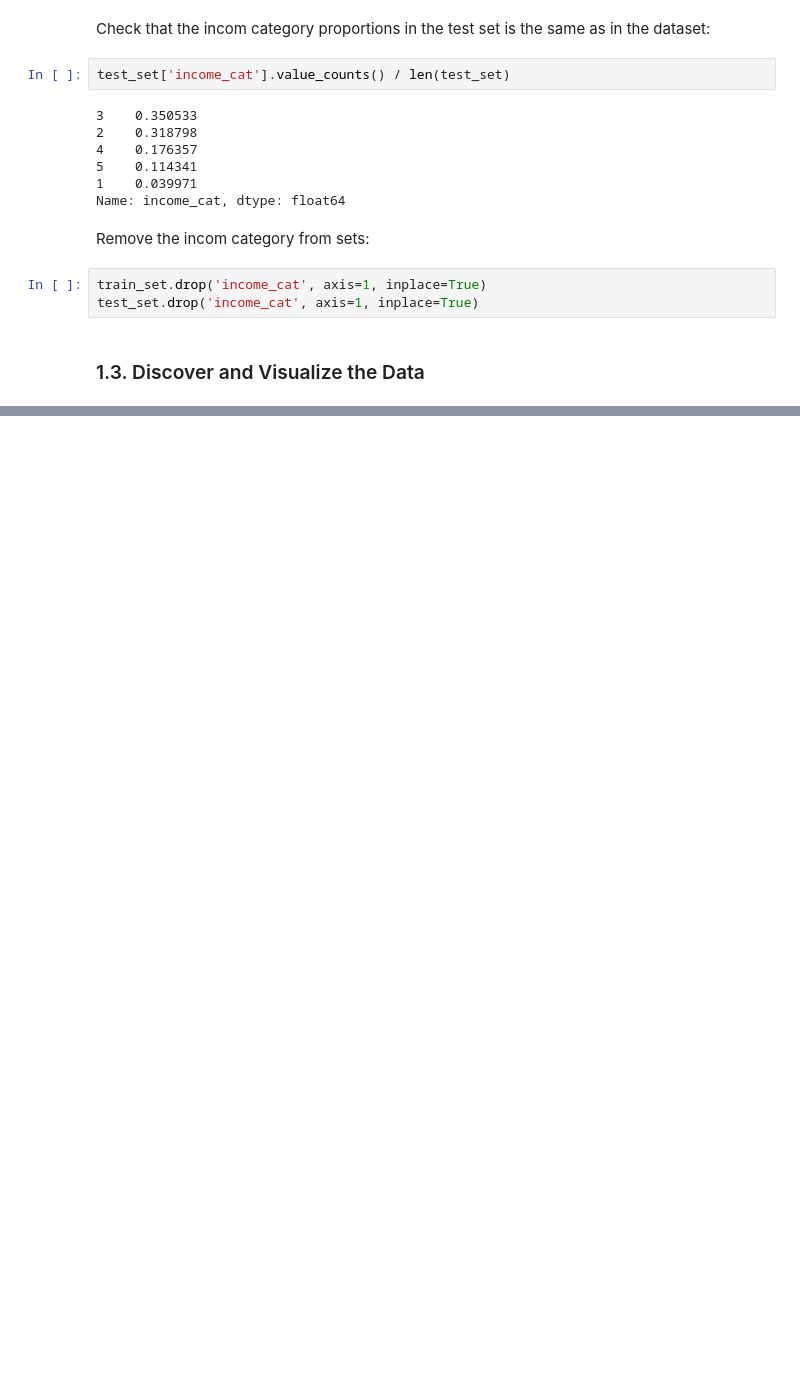
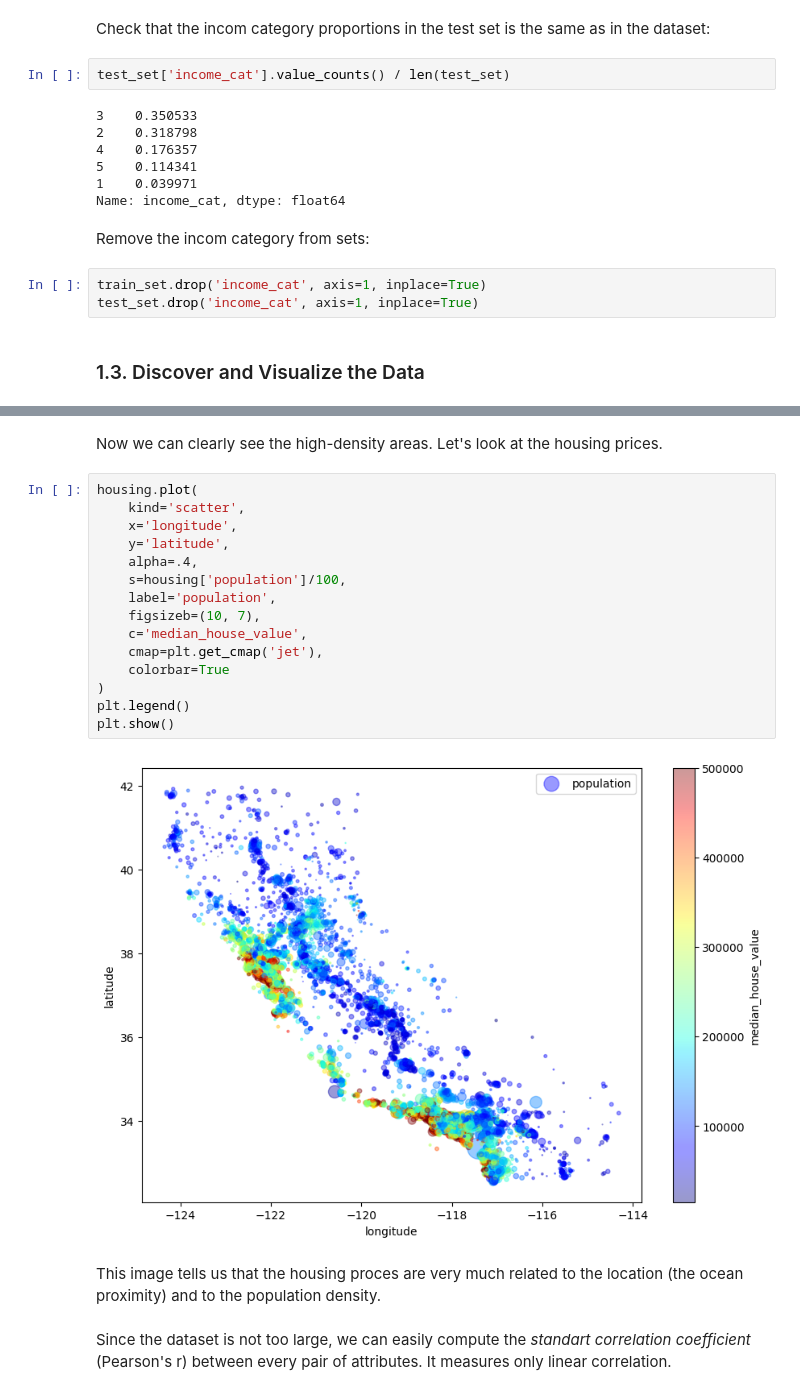
Before and after one commit to neofluar/kaggle, a Jupyter notebook: california_housing/california_housing.ipynb, the cells around one changed output, grey strips where cells are left out. Cells and saved outputs as stored; diff of their text form; blank space fills up the shorter version.

```diff
--- a/california_housing/california_housing.ipynb
+++ b/california_housing/california_housing.ipynb
@@ -116,0 +128,23 @@ test_set.drop('income_cat', axis=1, inplace=True)
+# %% [markdown]
+Now we can clearly see the high-density areas. Let's look at the housing prices.
+# %%
+housing.plot(
+    kind='scatter',
+    x='longitude',
+    y='latitude',
+    alpha=.4,
+    s=housing['population']/100,
+    label='population',
+    figsizeb=(10, 7),
+    c='median_house_value',
+    cmap=plt.get_cmap('jet'),
+    colorbar=True
+)
+plt.legend()
+plt.show()
+# %% [output]
+[figure, added]
+# %% [markdown]
+This image tells us that the housing proces are very much related to the location (the ocean proximity) and to the population density.
+# %% [markdown]
+Since the dataset is not too large, we can easily compute the *standart correlation coefficient* (Pearson's r) between every pair of attributes. It measures only linear correlation.
```
Also changed, not shown: parts of 26 cells of this notebook, 1 other file.
